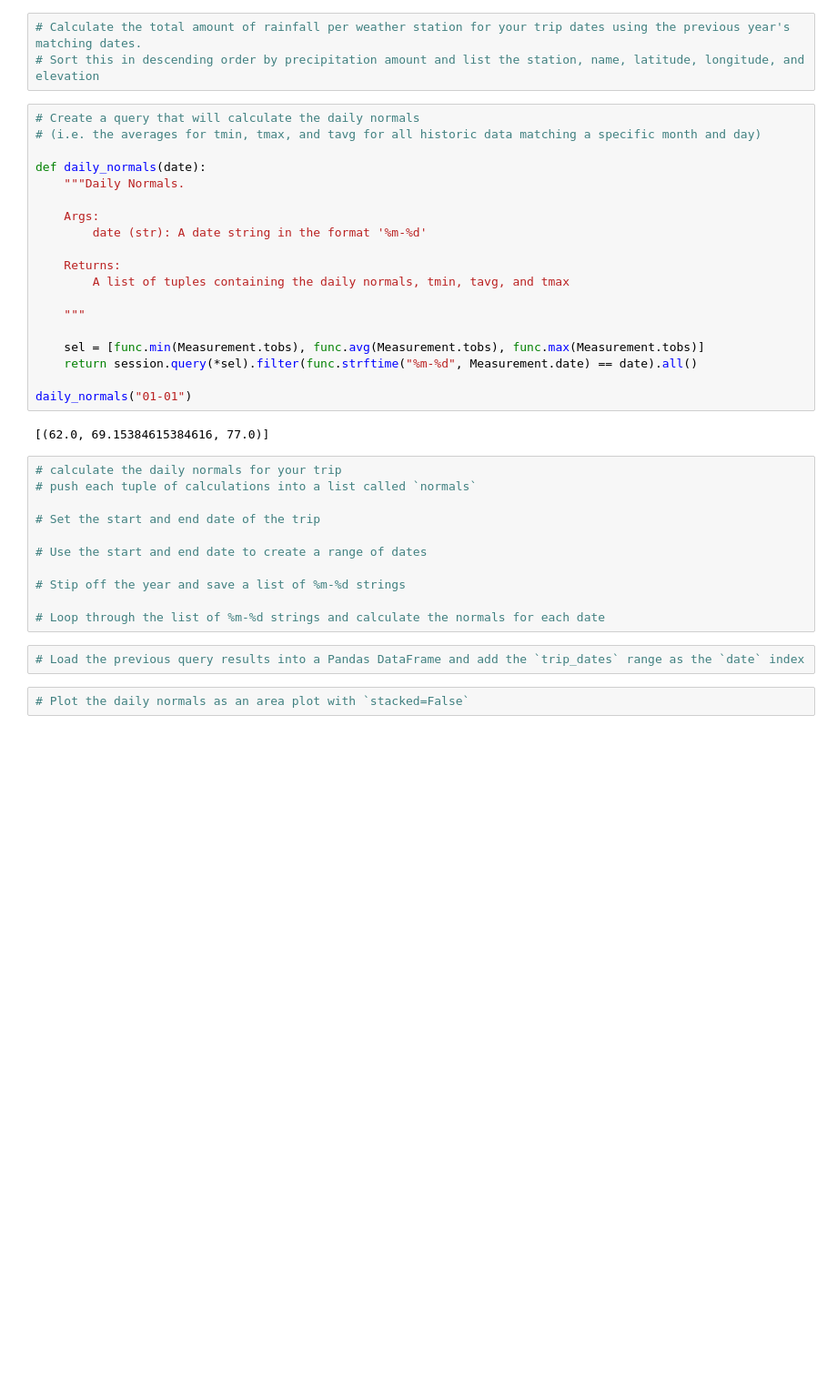
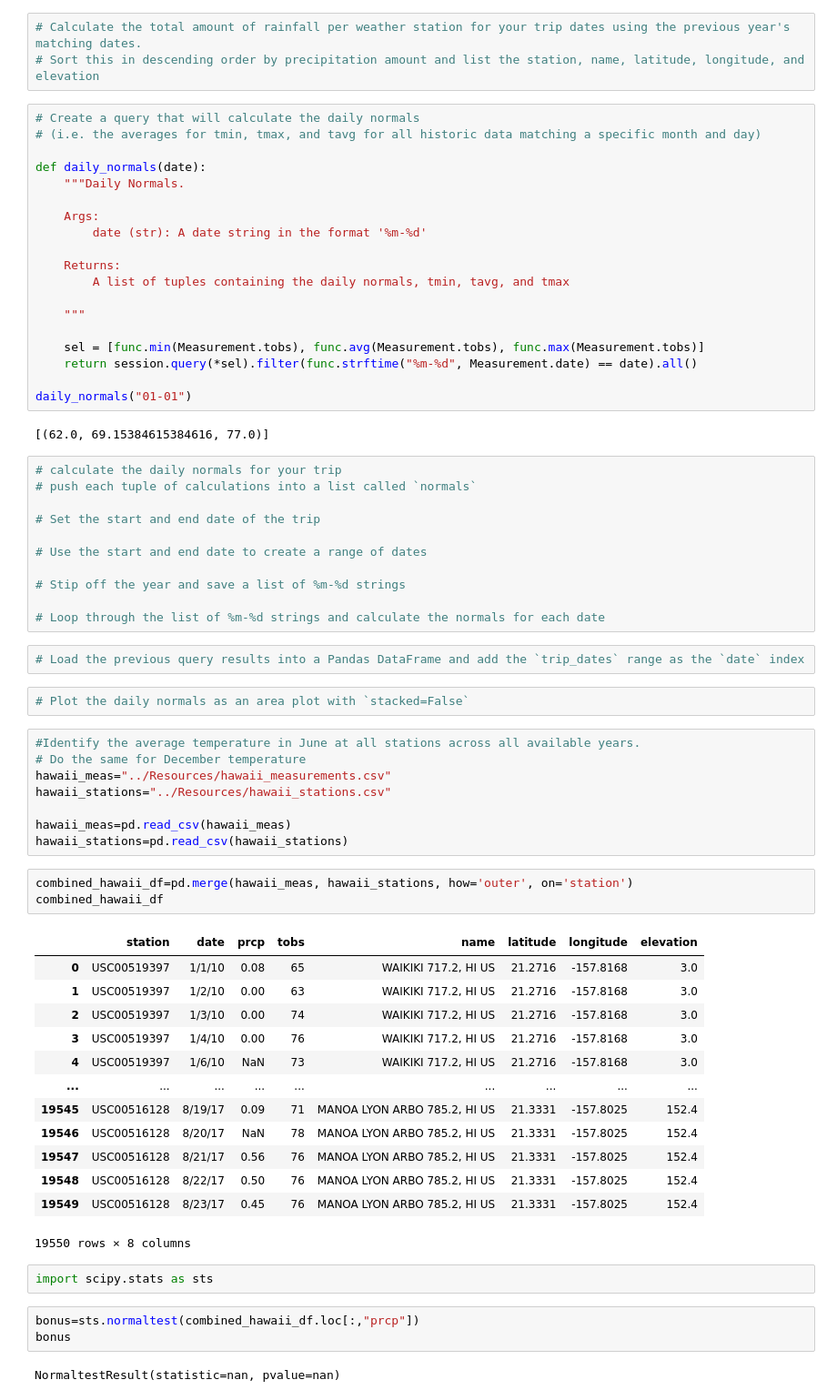
Before and after one commit to JohnMowry77/sqlalchemy-challenge, a Jupyter notebook: climate_starter_use_me.ipynb, the cells around one changed output. Shown: that part at 91% size. Drawn from its saved outputs; the diff is of its cells as text; blank space fills up the shorter version.

```diff
--- a/climate_starter_use_me.ipynb
+++ b/climate_starter_use_me.ipynb
@@ -364,3 +364,35 @@ daily_normals("01-01")
 # Load the previous query results into a Pandas DataFrame and add the `trip_dates` range as the `date` index
 # %%
 # Plot the daily normals as an area plot with `stacked=False`
+# %%
+#Identify the average temperature in June at all stations across all available years.
+# Do the same for December temperature
+hawaii_meas="../Resources/hawaii_measurements.csv"
+hawaii_stations="../Resources/hawaii_stations.csv"
+
+hawaii_meas=pd.read_csv(hawaii_meas)
+hawaii_stations=pd.read_csv(hawaii_stations)
+# %%
+combined_hawaii_df=pd.merge(hawaii_meas, hawaii_stations, how='outer', on='station')
+combined_hawaii_df
+# %% [output]
+|  | station | date | prcp | tobs | name | latitude | longitude | elevation |
+| 0 | USC00519397 | 1/1/10 | 0.08 | 65 | WAIKIKI 717.2, HI US | 21.2716 | -157.8168 | 3.0 |
+| 1 | USC00519397 | 1/2/10 | 0.00 | 63 | WAIKIKI 717.2, HI US | 21.2716 | -157.8168 | 3.0 |
+| 2 | USC00519397 | 1/3/10 | 0.00 | 74 | WAIKIKI 717.2, HI US | 21.2716 | -157.8168 | 3.0 |
+| 3 | USC00519397 | 1/4/10 | 0.00 | 76 | WAIKIKI 717.2, HI US | 21.2716 | -157.8168 | 3.0 |
+| 4 | USC00519397 | 1/6/10 | NaN | 73 | WAIKIKI 717.2, HI US | 21.2716 | -157.8168 | 3.0 |
+| ... | ... | ... | ... | ... | ... | ... | ... | ... |
+| 19545 | USC00516128 | 8/19/17 | 0.09 | 71 | MANOA LYON ARBO 785.2, HI US | 21.3331 | -157.8025 | 152.4 |
+| 19546 | USC00516128 | 8/20/17 | NaN | 78 | MANOA LYON ARBO 785.2, HI US | 21.3331 | -157.8025 | 152.4 |
+| 19547 | USC00516128 | 8/21/17 | 0.56 | 76 | MANOA LYON ARBO 785.2, HI US | 21.3331 | -157.8025 | 152.4 |
+| 19548 | USC00516128 | 8/22/17 | 0.50 | 76 | MANOA LYON ARBO 785.2, HI US | 21.3331 | -157.8025 | 152.4 |
+| 19549 | USC00516128 | 8/23/17 | 0.45 | 76 | MANOA LYON ARBO 785.2, HI US | 21.3331 | -157.8025 | 152.4 |
+19550 rows × 8 columns
+# %%
+import scipy.stats as sts
+# %%
+bonus=sts.normaltest(combined_hawaii_df.loc[:,"prcp"])
+bonus
+# %% [output]
+NormaltestResult(statistic=nan, pvalue=nan)
```
Also changed, not shown: parts of 5 cells of this notebook, 2 other files.
